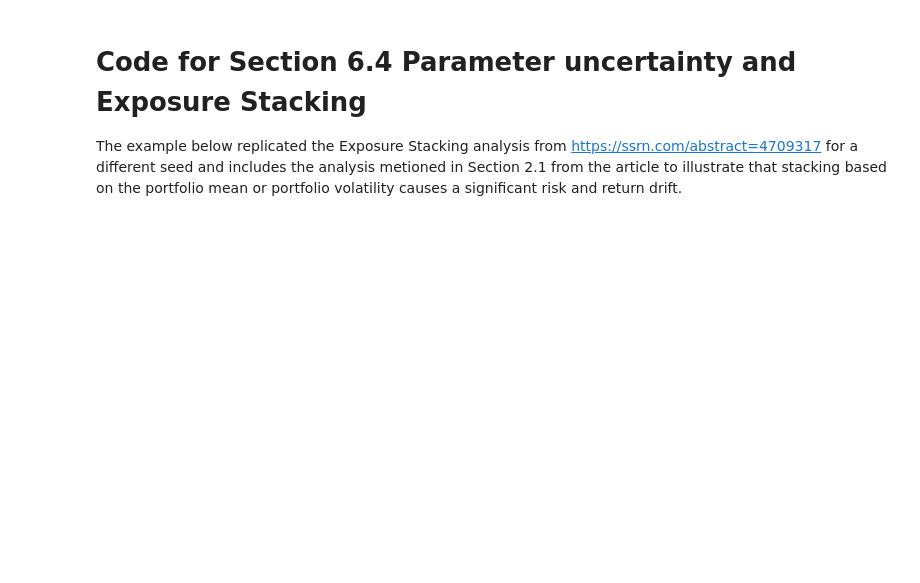
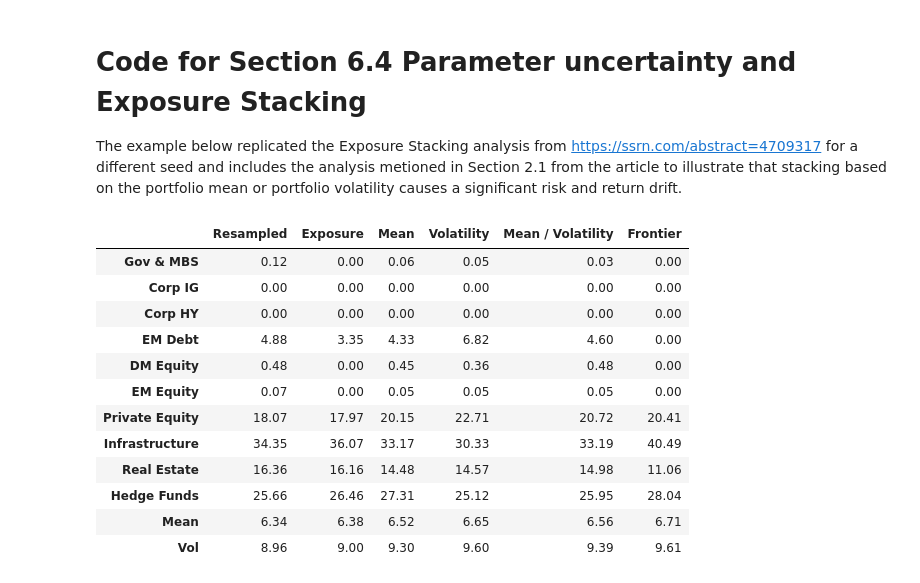
Before and after one commit to radusbriciu/pcrm-book, a Jupyter notebook: code/chapter6/chapter6_4.ipynb, the cells around one changed output. Drawn from its saved outputs; the diff is of its cells as text; code cells hidden in the pictures; blank space fills up the shorter version.

```diff
--- a/code/chapter6/chapter6_4.ipynb
+++ b/code/chapter6/chapter6_4.ipynb
@@ -38,35 +40,35 @@ for b in range(B):
     means_run = np.mean(return_sim[:, b, :], axis=0)
     mv_opt._expected_return_row = -matrix(means_run).T
     frontier_mean[:, :, b] = mv_opt.efficient_frontier(P)
-    mean_results[:, 0, b] = means @ frontier_mean[:, :, b]
+    mean_results[:, 0, b] = means_run @ frontier_mean[:, :, b]
     for p in range(P):
-        mean_results[p, 1, b] = frontier_mean[:, p, b] @ covariance_matrix @ frontier_mean[:, p, b]
+        mean_results[p, 1, b] = frontier_mean[:, p, b] @ np.cov(return_sim[:, b, :], rowvar=False) @ frontier_mean[:, p, b]
 mv_opt._expected_return_row = -matrix(means).T  # Reset means
 # %%
-def exposure_stacking(L, sample_portfolios, sample_weights: bool = False):
+def resampled_stacking(L, sample_targets):
     """Computes the L-fold Exposure Stacking portfolio from https://ssrn.com/abstract=4709317.
 
     Args:
         L: Number of partition sets.
-        sample_portfolios: Sample portfolio exposures with shape (I, B).
+        sample_targets: Sample portfolio exposures with shape (I, B) or (1, B).
 
     Returns:
-        Exposure Stacking portfolio.
+        Stacking sample weights.
     """
-    B = sample_portfolios.shape[1]
+    B = sample_targets.shape[1]
     partition_size = B // L  # size of validation set for all except possibly the last
     indices = np.arange(0, B)
     partitions = [indices[l * partition_size:(l + 1) * partition_size] for l in range(L - 1)]
     partitions.append(indices[(L - 1) * partition_size:])
 
-    M = sample_portfolios.T
+    M = sample_targets.T
     P = np.zeros((B, B))
     q = np.zeros((B, 1))
     for K_l in partitions:
         M_l = copy(M)
         M_l[K_l, :] = 0
         P = P + M_l @ M_l.T
-        sum_exposures_K_l = np.sum(sample_portfolios[:, K_l], axis=1)
+        sum_exposures_K_l = np.sum(sample_targets[:, K_l], axis=1)
         q = q + len(K_l)**-1 * (M_l @ sum_exposures_K_l)[:, np.newaxis]
 
     P = matrix(2 * P)
@@ -76,28 +78,43 @@ def exposure_stacking(L, sample_portfolios, sample_weights: bool = False):
     G = matrix(-np.identity(B))
     h = matrix(np.zeros((B, 1)))
     w = solvers.qp(P, q, G, h, A, b)['x']
-    if sample_weights:
-        return np.squeeze(M.T @ w), w
-    else:
-        return np.squeeze(M.T @ w)
+    return np.array(w)
 # %%
 # Compute portfolios for the middle index using the different approaches
+L = 10
 pf_index = 4
 pf_frontier = frontier[:, pf_index]
 pf_re = np.mean(frontier_mean[:, pf_index, :], axis=1)
-pf_es2 = ft.exposure_stacking(2, frontier_mean[:, pf_index, :])
-_, w_mean = exposure_stacking(2, mean_results[pf_index, :, :][0, np.newaxis], True)
-pf_es_mean = frontier_mean[:, pf_index, :] @ w_mean
-_, w_vol = exposure_stacking(2, np.sqrt(mean_results[pf_index, :, :][1, np.newaxis]), True)
-pf_es_vol = frontier_mean[:, pf_index, :] @ w_vol
+pf_es = ft.exposure_stacking(L, frontier_mean[:, pf_index, :])
+w_mean = resampled_stacking(L, mean_results[pf_index, :, :][0, np.newaxis])
+pf_mean = frontier_mean[:, pf_index, :] @ w_mean
+w_vol = resampled_stacking(L, np.sqrt(mean_results[pf_index, :, :][1, np.newaxis]))
+pf_vol = frontier_mean[:, pf_index, :] @ w_vol
+w_mean_vol = resampled_stacking(L, (mean_results[pf_index, 0, :] / np.sqrt(mean_results[pf_index, 1, :])[:, np.newaxis]))
+pf_mean_vol = frontier_mean[:, pf_index, :] @ w_mean_vol
 # %%
 # Results Table 6.2
-pf_results = np.vstack((pf_re, pf_es2, pf_es_mean[:, 0], pf_es_vol[:, 0], pf_frontier)).T
+pf_results = np.vstack((pf_re, pf_es, pf_mean[:, 0], pf_vol[:, 0], pf_mean_vol[:, 0], pf_frontier)).T
 pf_means = means @ pf_results
 pf_vols = np.full(pf_results.shape[1], np.nan)
 for i in range(len(pf_vols)):
     pf_vols[i] = np.sqrt(pf_results[:, i].T @ covariance_matrix @ pf_results[:, i])
 pf_results2 = np.vstack((pf_results, pf_means[np.newaxis, :], pf_vols[np.newaxis, :]))
 pf_df = pd.DataFrame(
     np.round(100 * pf_results2, 2), index=instrument_names + ['Mean'] + ['Vol'],
-    columns=['Resampled', '2-Fold Exposure Stacking', 'Mean stacking', 'Vol stacking', 'Frontier'])
+    columns=['Resampled', 'Exposure', 'Mean', 'Volatility', 'Mean / Volatility', 'Frontier'])
+pf_df
+# %% [output]
+|  | Resampled | Exposure | Mean | Volatility | Mean / Volatility | Frontier |
+| Gov & MBS | 0.12 | 0.00 | 0.06 | 0.05 | 0.03 | 0.00 |
+| Corp IG | 0.00 | 0.00 | 0.00 | 0.00 | 0.00 | 0.00 |
+| Corp HY | 0.00 | 0.00 | 0.00 | 0.00 | 0.00 | 0.00 |
+| EM Debt | 4.88 | 3.35 | 4.33 | 6.82 | 4.60 | 0.00 |
+| DM Equity | 0.48 | 0.00 | 0.45 | 0.36 | 0.48 | 0.00 |
+| EM Equity | 0.07 | 0.00 | 0.05 | 0.05 | 0.05 | 0.00 |
+| Private Equity | 18.07 | 17.97 | 20.15 | 22.71 | 20.72 | 20.41 |
+| Infrastructure | 34.35 | 36.07 | 33.17 | 30.33 | 33.19 | 40.49 |
+| Real Estate | 16.36 | 16.16 | 14.48 | 14.57 | 14.98 | 11.06 |
+| Hedge Funds | 25.66 | 26.46 | 27.31 | 25.12 | 25.95 | 28.04 |
+| Mean | 6.34 | 6.38 | 6.52 | 6.65 | 6.56 | 6.71 |
+| Vol | 8.96 | 9.00 | 9.30 | 9.60 | 9.39 | 9.61 |
```
Also changed, not shown: parts of 8 cells of this notebook, 2 other files.
